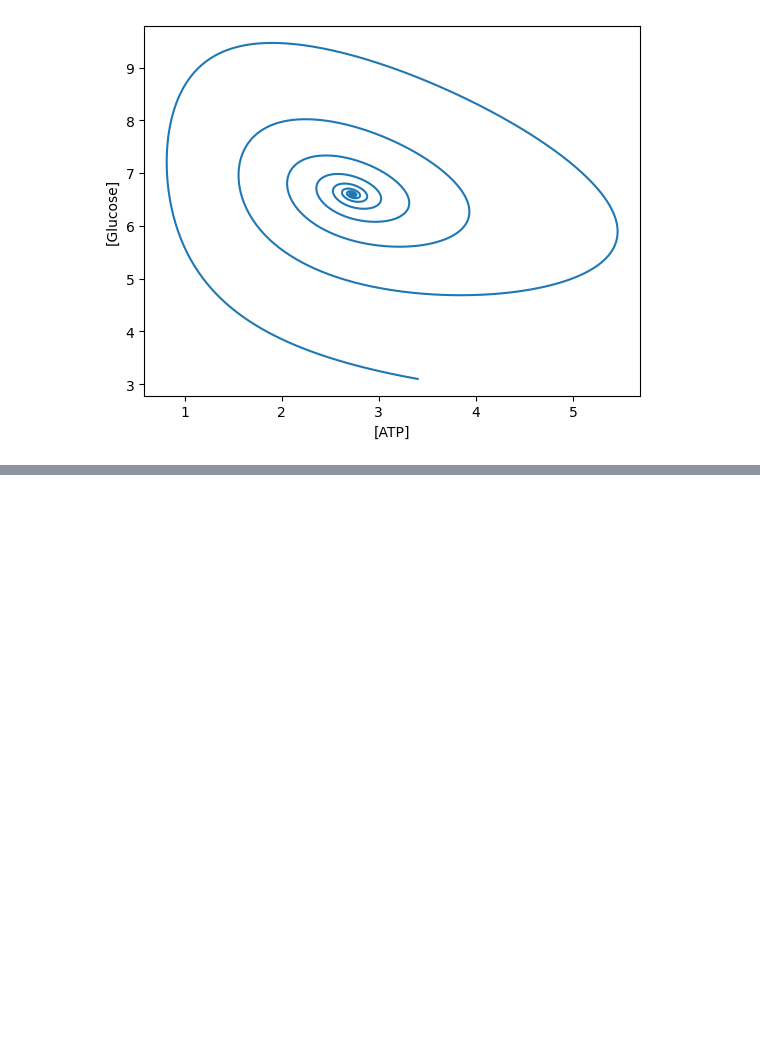
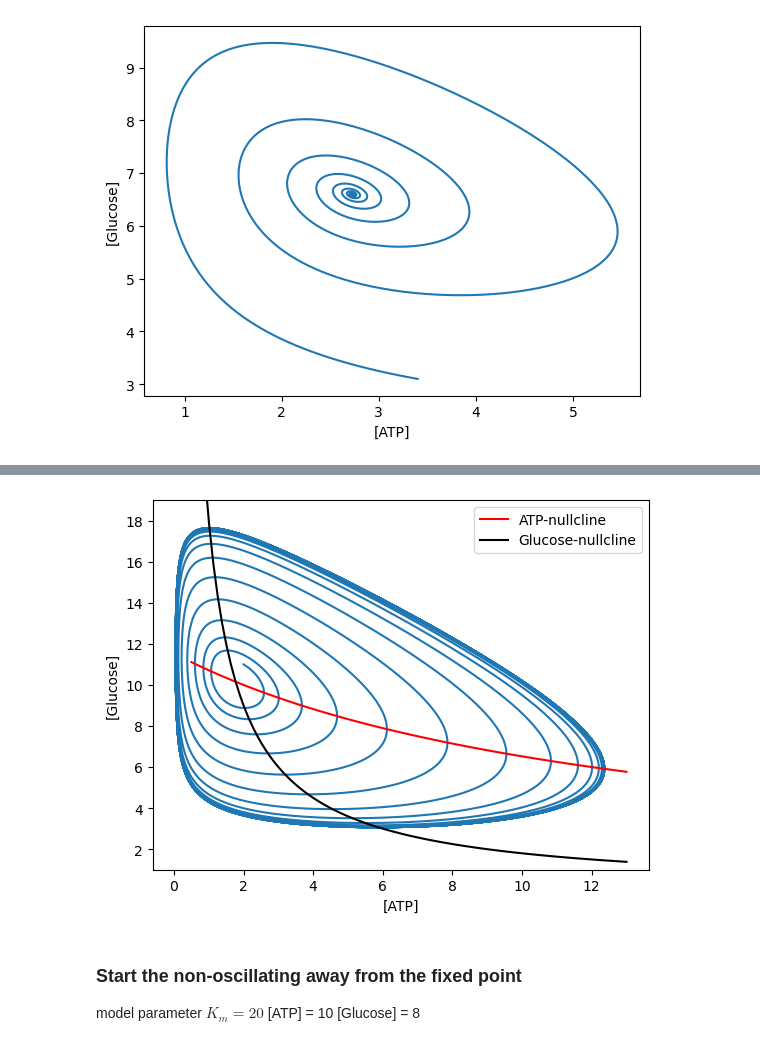
Before and after one commit to blakeaw/MYGO, a Jupyter notebook: stability-analysis.ipynb, the cells around one changed output, grey strips where cells are left out. Saved outputs shown, nothing was run; the diff lists cells and outputs as text; code cells hidden in the pictures; blank space fills up the shorter version.

```diff
--- a/stability-analysis.ipynb
+++ b/stability-analysis.ipynb
@@ -95,0 +160,17 @@ plt.show()
+# %%
+plt.plot(yfull_13_2['oATP'], yfull_13_2['oG'])
+plt.plot(atp, g_atpnull, color='r', label='ATP-nullcline')
+plt.plot(atp, g_glunull, color='k', label='Glucose-nullcline')
+plt.ylabel("[Glucose]")
+plt.xlabel("[ATP]")
+plt.legend(loc=0)
+plt.ylim((1,19))
+plt.show()
+# %% [output]
+[figure, added]
+# %% [markdown]
+### Start the non-oscillating away from the fixed point
+
+model parameter $K_m = 20$
+[ATP] = 10
+[Glucose] = 8
```
Also changed, not shown: parts of 25 cells of this notebook.
